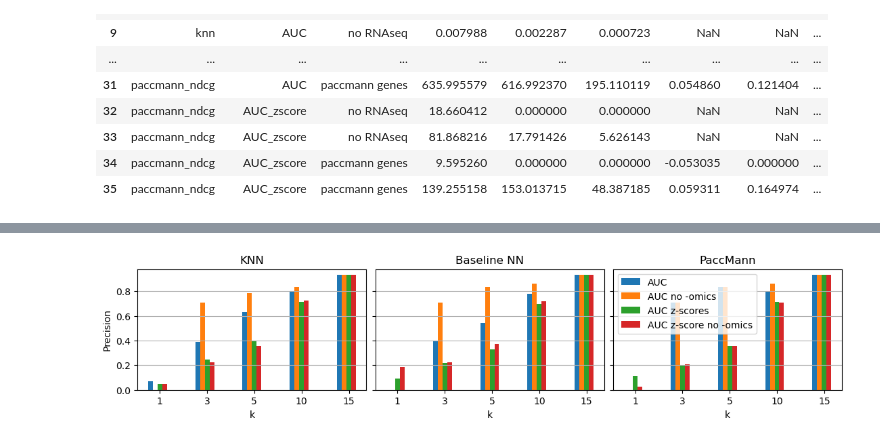
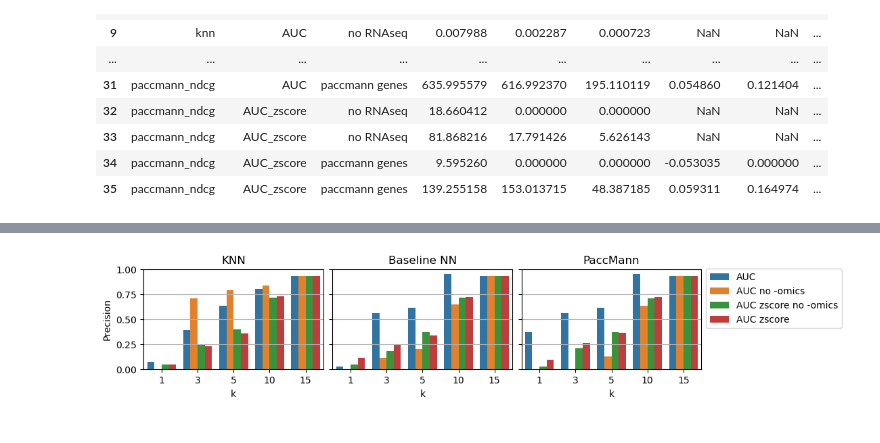
Before and after one commit to UroGenus/GDSC_Pancreatic_study, a Jupyter notebook: Pancreatic_models_evaluation.ipynb, the cells around one changed output, grey strips where cells are left out. Cells and saved outputs as stored; diff of their text form; code cells hidden in the pictures.

```diff
--- a/Pancreatic_models_evaluation.ipynb
+++ b/Pancreatic_models_evaluation.ipynb
@@ -123,14 +123,16 @@ for mode in modes:
             for submodel in os.listdir(model_path):
                 if submodel.startswith('.'): continue
 
+                #if model != 'paccmann' or mode != 'gdsc_pan': continue
+
                 submodel_path = os.path.join(model_path, submodel)
 
                 if submodel.endswith('zeros') or model == 'mean_baseline': rnaseq = 'no RNAseq'
                 elif submodel.endswith('feat_sel'): rnaseq = 'genes selected per drug'
                 else: rnaseq = 'paccmann genes'
-
                 print(mode, cond, model, submodel)
                 prediction_df = None
+
 
                 if mode == 'gdsc_pan':
                     for pred_file in os.listdir(submodel_path):
@@ -139,20 +141,21 @@ for mode in modes:
                         prediction_df = pd.read_csv(prediction_path, index_col = 0)
                         if model == 'knn':
                             prediction_df = prediction_df.pivot(index = 'cell_line', columns = 'drug', values = 'predictions')
+                            test_df = part_test_df
                         else:
-                            part_test_df = (part_test_df.T.max() - part_test_df.T).T
-                        prediction_df = prediction_df.loc[part_test_df.index][part_test_df.columns]
+                            test_df = (part_test_df.T.max() - part_test_df.T).T
+                        prediction_df = prediction_df.loc[test_df.index][test_df.columns]
 
-                        (mse, pearsonr, pval) = evaluate_mse_pearson(prediction_df, part_test_df)
+                        (mse, pearsonr, pval) = evaluate_mse_pearson(prediction_df, test_df)
                         mse_pearson_eval.loc[mp_counter] = [model, cond, rnaseq,
                                                                 -1, mse, pearsonr, pval, mode]
-                        (mse, pearsonr, pval) = evaluate_mse_pearson_per_drug(prediction_df, part_test_df)
+                        (mse, pearsonr, pval) = evaluate_mse_pearson_per_drug(prediction_df, test_df)
                         mse_pearson_eval_per_drug.loc[mp_counter] = [model, cond, rnaseq,
                                                                         -1, mse, pearsonr, pval, mode]
                         mp_counter += 1
 
                         for k in ks:
-                            (prec, ndcg) = evaluate_ranking(prediction_df, part_test_df, k = k)
+                            (prec, ndcg) = evaluate_ranking(prediction_df, test_df, k = k)
 
                             ranking_eval.loc[ranking_counter] = [model, cond, rnaseq,
                                                                 -1, k, np.mean(prec), np.mean(ndcg), mode]
@@ -498,39 +473,27 @@ plt.savefig('figures/results/Pancreatic/Pancreatic_models_ranking_solo.png', fac
 # %%
-fig, axs = plt.subplots(nrows=1, ncols=3, figsize=(11,2.5), constrained_layout=True,
+fig, axs = plt.subplots(nrows=1, ncols=3, figsize=(11,2.2), constrained_layout=True,
                         sharey=True, sharex=True)
 axs = axs.ravel()
 
 X = ks
 X_axis = np.arange(len(X))
 X_lab = ['KNN', 'Baseline NN', 'PaccMann']
 
-for i, model in enumerate(['knn', 'baseline_nn', 'paccmann']):
-    model_ranking = ranking_res[(ranking_res.model == model) & (ranking_res['mode'] == 'gdsc_pan')]
+for i, model in enumerate(['KNN', 'Baseline NN', 'PaccMann']):
+    data = rel_ranking_res[(rel_ranking_res['mode'] == 'gdsc_pan') & (rel_ranking_res.model == model)]
 
+    sns.barplot(x="k", y="prec", hue="label", data=data, ax = axs[i],
+            errorbar = 'sd')
 
-    axs[i].bar(X_axis - 0.2, model_ranking[(model_ranking.drug_response == 'AUC')&
-                                           (model_ranking.genes == 'paccmann genes')].prec.values, 0.1,
-               label = 'AUC')
-    axs[i].bar(X_axis - 0.1, model_ranking[(model_ranking.drug_response == 'AUC')&
-                                           (model_ranking.genes == 'no RNAseq')].prec.values, 0.1,
-               label = 'AUC no -omics')
-    axs[i].bar(X_axis + 0, model_ranking[(model_ranking.drug_response == 'AUC_zscore')&
-                                           (model_ranking.genes == 'paccmann genes')].prec.values, 0.1,
-               label = 'AUC z-scores')
-    axs[i].bar(X_axis + 0.1, model_ranking[(model_ranking.drug_response == 'AUC_zscore')&
-                                           (model_ranking.genes == 'no RNAseq')].prec.values, 0.1,
-               label = 'AUC z-score no -omics')
-
-    axs[i].set_title(X_lab[i])
+    axs[i].set_title(model)
     axs[i].set_xticks(X_axis, X)
-    if i in [0]: axs[i].set_ylabel("Precision")
-    axs[i].set_xlabel("k")
+    if i==0: axs[i].set_ylabel("Precision")
+    else: axs[i].set_ylabel(None)
     axs[i].grid(axis='y')
-
-    if i == 2:
-        axs[i].legend(loc = 'upper left')
+    if i==2: axs[i].legend(bbox_to_anchor=(1, 1.05))
+    else: axs[i].get_legend().remove()
 
 
 plt.savefig('figures/results/Pancreatic/pancreatic_models_ranking_with_GDSC.png', facecolor = 'white', transparent = False, dpi=500)
 # %% [output]
-[figure, old version]
+[figure, new version]
```
Also changed, not shown: parts of 5 cells of this notebook, 27 other files.
